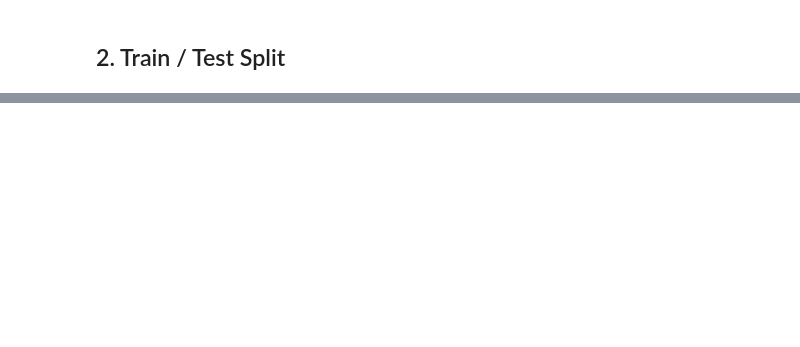
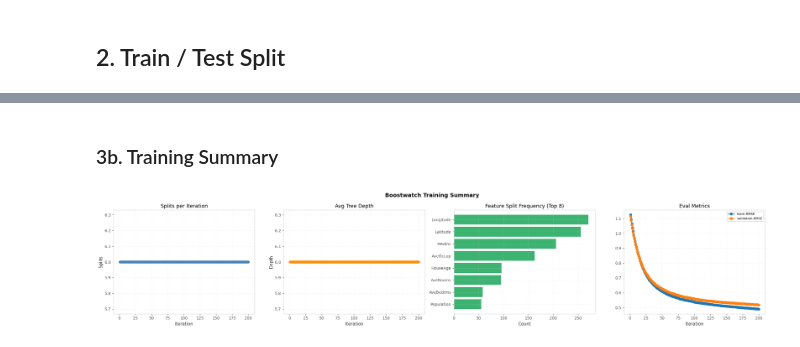
Before and after one commit to HSarwat/boostwatch, a Jupyter notebook: examples/california_housing.ipynb, the cells around one changed output, grey strips where cells are left out. Cells and saved outputs as stored; diff of their text form; code cells hidden in the pictures; blank space fills up the shorter version.

```diff
--- a/examples/california_housing.ipynb
+++ b/examples/california_housing.ipynb
@@ -500,0 +231,6 @@ Depth        LightGBM      sklearn
+# %% [markdown]
+### 3b. Training Summary
+# %%
+observer.plot_summary()
+# %% [output]
+[figure, added]
```
Also changed, not shown: parts of 44 cells of this notebook, 16 other files.
